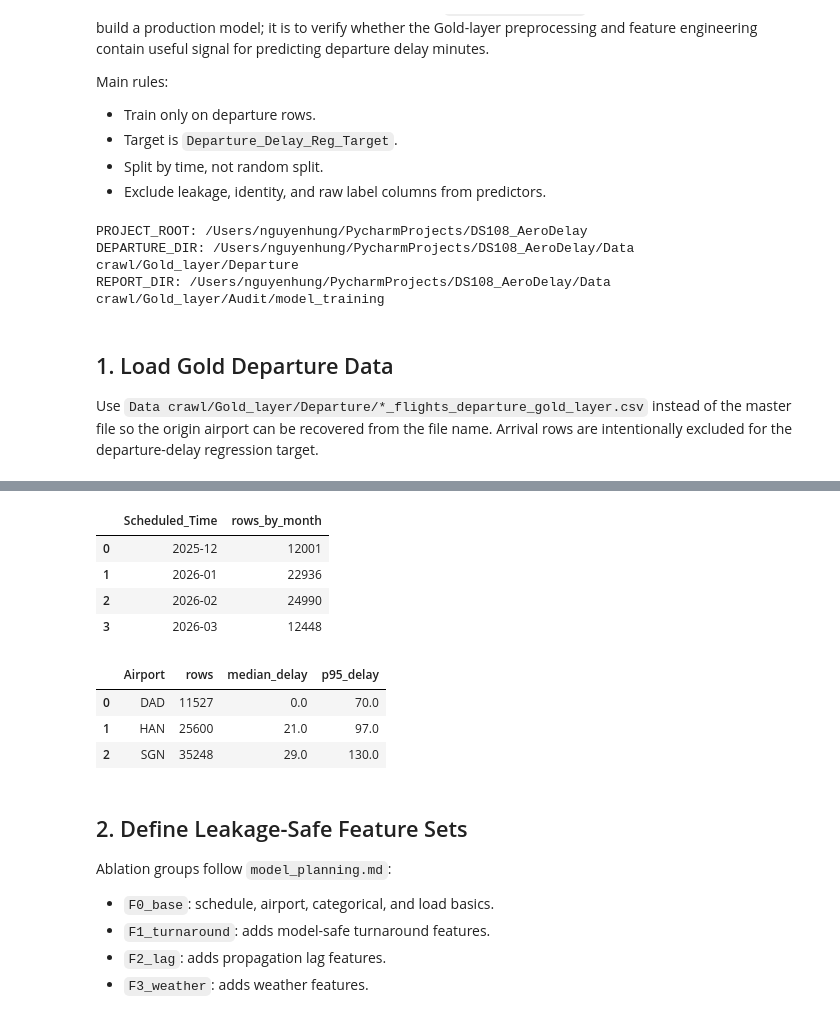
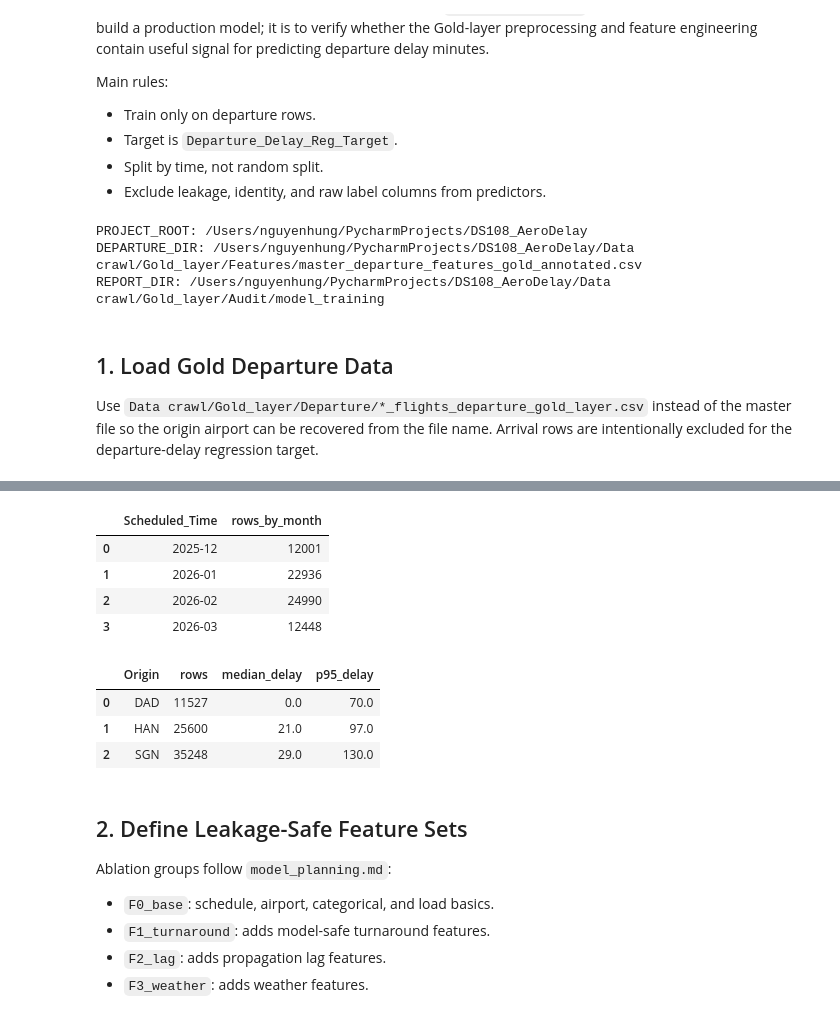
Before and after one commit to hunf299/DS108-AeroDelay, a Jupyter notebook: Source code/model_training.ipynb, the cells around one changed output, grey strips where cells are left out. Drawn from its saved outputs; the diff is of its cells as text; code cells hidden in the pictures.

```diff
--- a/Source code/model_training.ipynb
+++ b/Source code/model_training.ipynb
@@ -12,6 +12,9 @@ Main rules:
 from pathlib import Path
 import os
 import warnings
+import joblib
+import os
+from pathlib import Path
 
 # Keep sklearn/joblib single-threaded for Windows sandbox stability.
 os.environ.setdefault("LOKY_MAX_CPU_COUNT", "1")
@@ -30,7 +33,6 @@ from sklearn.linear_model import Ridge
 from sklearn.metrics import mean_absolute_error, mean_squared_error, median_absolute_error, r2_score
 from sklearn.pipeline import Pipeline
 from sklearn.preprocessing import OneHotEncoder, StandardScaler
-from sklearn.inspection import permutation_importance
 
 warnings.filterwarnings("ignore")
 pd.set_option("display.max_columns", 160)
@@ -42,7 +44,7 @@ if not (PROJECT_ROOT / "Data crawl").exists():
     raise FileNotFoundError("Cannot find project root containing 'Data crawl'. Run from repo root or Source code.")
 
 GOLD = PROJECT_ROOT / "Data crawl" / "Gold_layer"
-DEPARTURE_DIR = GOLD / "Departure"
+DEPARTURE_DIR = GOLD / "Features" / "master_departure_features_gold_annotated.csv"
 REPORT_DIR = GOLD / "Audit" / "model_training"
 REPORT_DIR.mkdir(parents=True, exist_ok=True)
 
@@ -56,25 +58,14 @@ print("DEPARTURE_DIR:", DEPARTURE_DIR)
 print("REPORT_DIR:", REPORT_DIR)
 # %% [output]
 PROJECT_ROOT: /Users/nguyenhung/PycharmProjects/DS108_AeroDelay
-DEPARTURE_DIR: /Users/nguyenhung/PycharmProjects/DS108_AeroDelay/Data crawl/Gold_layer/Departure
+DEPARTURE_DIR: /Users/nguyenhung/PycharmProjects/DS108_AeroDelay/Data crawl/Gold_layer/Features/master_departure_features_gold_annotated.csv
 REPORT_DIR: /Users/nguyenhung/PycharmProjects/DS108_AeroDelay/Data crawl/Gold_layer/Audit/model_training
 # %% [markdown]
 ## 1. Load Gold Departure Data
 
 Use `Data crawl/Gold_layer/Departure/*_flights_departure_gold_layer.csv` instead of the master file so the origin airport can be recovered from the file name. Arrival rows are intentionally excluded for the departure-delay regression target.
 # %%
-def load_departure_gold(departure_dir: Path) -> pd.DataFrame:
-    frames = []
-    for path in sorted(departure_dir.glob("*_flights_departure_gold_layer.csv")):
-        airport = path.name.split("_")[0].upper()
-        df = pd.read_csv(path, low_memory=False)
-        df["Airport"] = airport
-        frames.append(df)
-    if not frames:
-        raise FileNotFoundError(f"No departure Gold files found in {departure_dir}")
-    return pd.concat(frames, ignore_index=True, sort=False)
-
-df_raw = load_departure_gold(DEPARTURE_DIR)
+df_raw = pd.read_csv(DEPARTURE_DIR)
 df_raw["Scheduled_Time"] = pd.to_datetime(df_raw["Scheduled_Time"], errors="coerce")
 
 # Safe calendar features derived from scheduled time only.
@@ -92,35 +83,35 @@ if "Exclude_From_Propagation_Training" in df_raw.columns:
     mask &= ~df_raw["Exclude_From_Propagation_Training"].fillna(False).astype(bool)
 if PASSENGER_ONLY and "Category" in df_raw.columns:
     mask &= df_raw["Category"].astype("string").str.lower().eq("passenger")
 
 df = df_raw.loc[mask].copy()
 df = df.sort_values("Scheduled_Time").reset_index(drop=True)
 
 profile = pd.DataFrame([{
     "raw_rows": len(df_raw),
     "training_rows": len(df),
     "passenger_only": PASSENGER_ONLY,
     "scheduled_min": df["Scheduled_Time"].min(),
     "scheduled_max": df["Scheduled_Time"].max(),
     "target_mean": df[TARGET].mean(),
     "target_median": df[TARGET].median(),
     "target_p95": df[TARGET].quantile(0.95),
     "target_max": df[TARGET].max(),
 }])
 profile.to_csv(REPORT_DIR / "01_training_dataset_profile.csv", index=False)
 
 display(profile)
 display(df["Scheduled_Time"].dt.to_period("M").value_counts().sort_index().rename("rows_by_month").reset_index())
-display(df[["Airport", TARGET]].groupby("Airport").agg(rows=(TARGET, "size"), median_delay=(TARGET, "median"), p95_delay=(TARGET, lambda s: s.quantile(0.95))).reset_index())
+display(df[["Origin", TARGET]].groupby("Origin").agg(rows=(TARGET, "size"), median_delay=(TARGET, "median"), p95_delay=(TARGET, lambda s: s.quantile(0.95))).reset_index())
 # %% [output]
 |  | raw_rows | training_rows | passenger_only | scheduled_min | scheduled_max | target_mean | target_median | ... |
 | 0 | 77758 | 72375 | True | 2025-12-15 18:00:00 | 2026-03-16 23:40:00 | 34.147413 | 23.0 | ... |
 |  | Scheduled_Time | rows_by_month |
 | 0 | 2025-12 | 12001 |
 | 1 | 2026-01 | 22936 |
 | 2 | 2026-02 | 24990 |
 | 3 | 2026-03 | 12448 |
-|  | Airport | rows | median_delay | p95_delay |
+|  | Origin | rows | median_delay | p95_delay |
 | 0 | DAD | 11527 | 0.0 | 70.0 |
 | 1 | HAN | 25600 | 21.0 | 97.0 |
 | 2 | SGN | 35248 | 29.0 | 130.0 |
```
Also changed, not shown: parts of 4 cells of this notebook, 29 other files.
